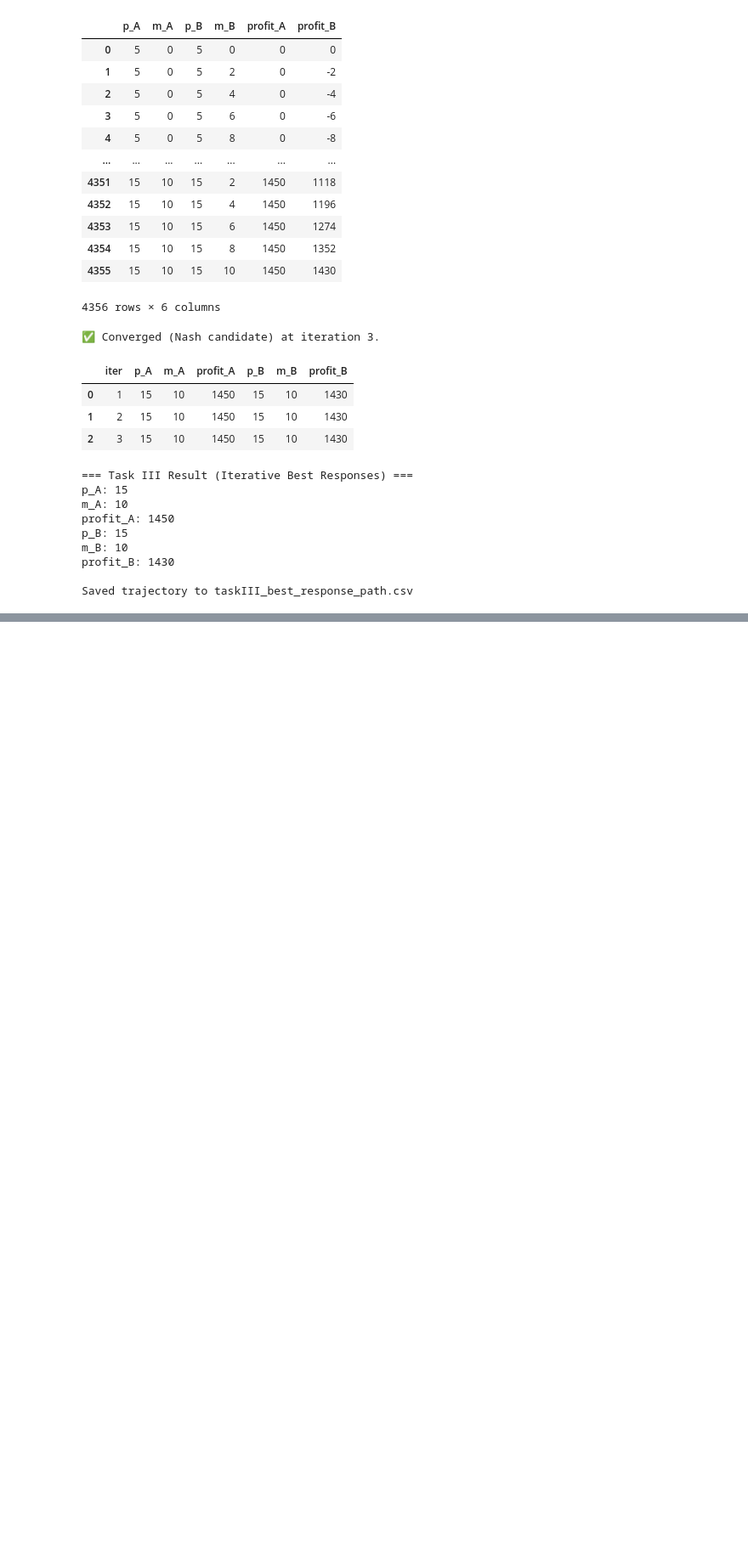
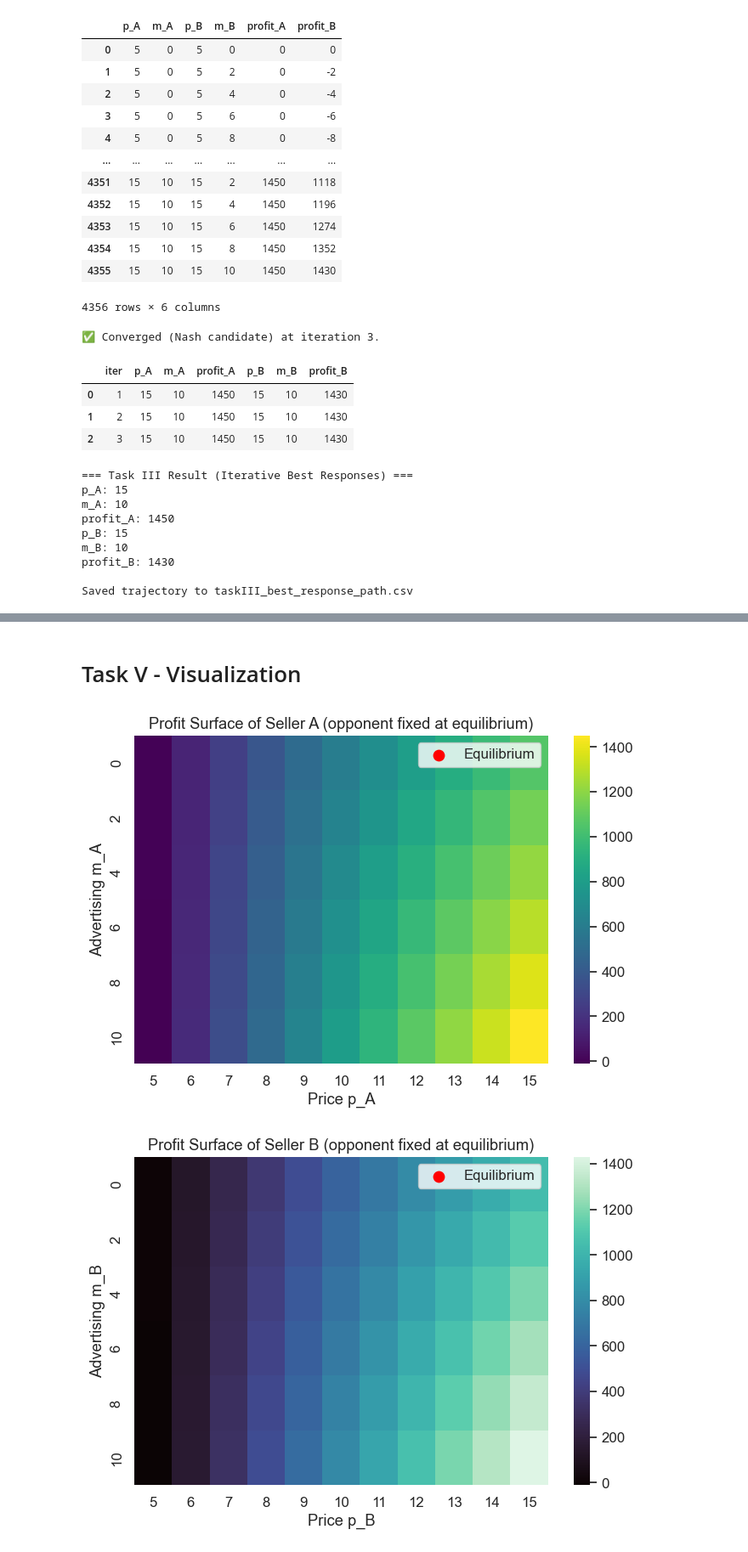
Before and after one commit to ParsaHaghighatgoo/adversell, a Jupyter notebook: main.ipynb, the cells around one changed output, grey strips where cells are left out. Shown: that part at 85% size. Cells and saved outputs as stored; diff of their text form; code cells hidden in the pictures; blank space fills up the shorter version.

```diff
--- a/main.ipynb
+++ b/main.ipynb
@@ -405,0 +670,52 @@ Saved trajectory to taskIII_best_response_path.csv
+# %% [markdown]
+# Task V - Visualization
+# %%
+# --- Task V: Visualization ---
+import matplotlib.pyplot as plt
+import seaborn as sns
+import numpy as np
+import pandas as pd
+
+# Make sure you have:
+#  - df_game  (full grid with p_A, m_A, p_B, m_B, profit_A, profit_B)
+#  - NE_profile  (from Task III, equilibrium p_A, m_A, p_B, m_B)
+#  - comp_asym   (from Task IV – asymmetric network)
+
+sns.set(style="whitegrid", font_scale=1.1)
+# %%
+# Extract equilibrium opponent actions
+pB_eq, mB_eq = NE_profile["p_B"], NE_profile["m_B"]
+pA_eq, mA_eq = NE_profile["p_A"], NE_profile["m_A"]
+
+# --- Seller A ---
+pivot_A = (df_game[df_game["p_B"]==pB_eq]
+           [df_game["m_B"]==mB_eq]
+           .pivot(index="m_A", columns="p_A", values="profit_A"))
+
+plt.figure(figsize=(7,5))
+sns.heatmap(pivot_A, cmap="viridis", annot=False)
+plt.title("Profit Surface of Seller A (opponent fixed at equilibrium)")
+plt.xlabel("Price p_A")
+plt.ylabel("Advertising m_A")
+plt.scatter([pA_eq], [mA_eq], color="red", marker="o", s=80, label="Equilibrium")
+plt.legend(loc="upper right")
+plt.tight_layout()
+plt.show()
+
+# --- Seller B ---
+pivot_B = (df_game[df_game["p_A"]==pA_eq]
+           [df_game["m_A"]==mA_eq]
+           .pivot(index="m_B", columns="p_B", values="profit_B"))
+
+plt.figure(figsize=(7,5))
+sns.heatmap(pivot_B, cmap="mako", annot=False)
+plt.title("Profit Surface of Seller B (opponent fixed at equilibrium)")
+plt.xlabel("Price p_B")
+plt.ylabel("Advertising m_B")
+plt.scatter([mB_eq], [pB_eq], color="red", marker="o", s=80, label="Equilibrium")
+plt.legend(loc="upper right")
+plt.tight_layout()
+plt.show()
+# %% [output]
+[figure, added]
+[figure, added]
```
Also changed, not shown: parts of 17 cells of this notebook, 2 other files.
